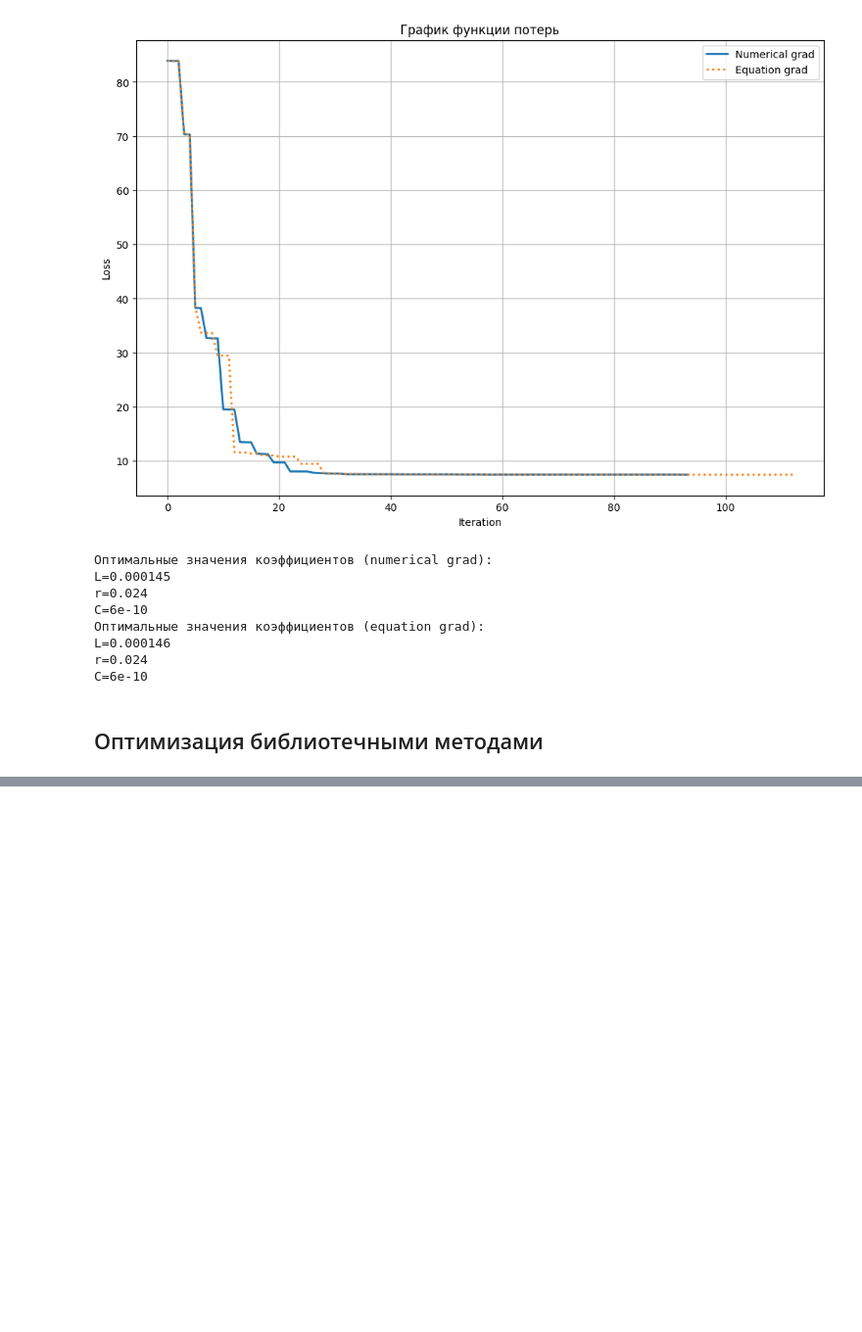
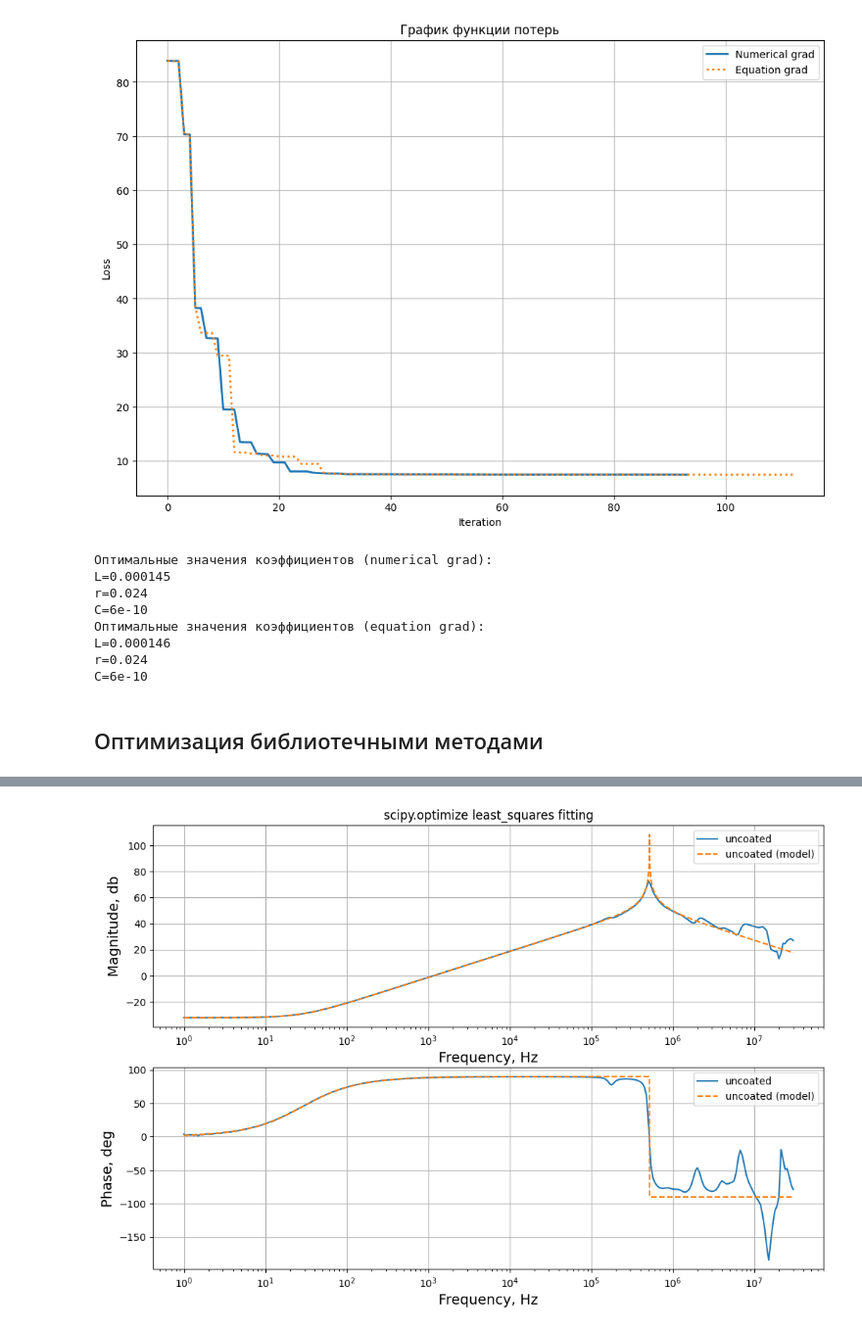
Before and after one commit to romangorbunov91/frequency-models, a Jupyter notebook: notebook.ipynb, the cells around one changed output, grey strips where cells are left out. Shown: that part at 98% size. Drawn from its saved outputs; the diff is of its cells as text; code cells hidden in the pictures; blank space fills up the shorter version.

Commit message:
Реализована оптимизация least_squares из scipy.optimize

```diff
--- a/notebook.ipynb
+++ b/notebook.ipynb
@@ -452,0 +476,17 @@ print(f"Success: {result.success}")
+# %%
+fig, axs = plt.subplots(nrows=2, ncols=1, figsize=user_figsize)
+abs_phase_dataset = reactor_model_gain(data[N_DATA][:, var.freq.value], L=result.x[0]*L_b, r=result.x[1]*r_b, C=result.x[2]*C_b)
+
+for idx, ax in enumerate(axs):
+    ax.plot(data[N_DATA][:, var.freq.value], data[N_DATA][:, idx + 1], label=file_list[N_DATA])
+    ax.plot(data[N_DATA][:, var.freq.value], abs_phase_dataset[idx], '--', label=file_list[N_DATA] + ' (model)')
+    if idx == 0:
+        ax.set_title('scipy.optimize least_squares fitting')
+    ax.set_xlabel('Frequency, Hz', fontsize=user_fontsize)
+    ax.set_ylabel(user_ylabel[idx], fontsize=user_fontsize)
+    ax.axes.grid(True)
+    ax.set_xscale('log')
+    ax.legend()
+plt.show()
+# %% [output]
+[figure, added]
```
Also changed, not shown: parts of 4 cells of this notebook, 1 other file.
